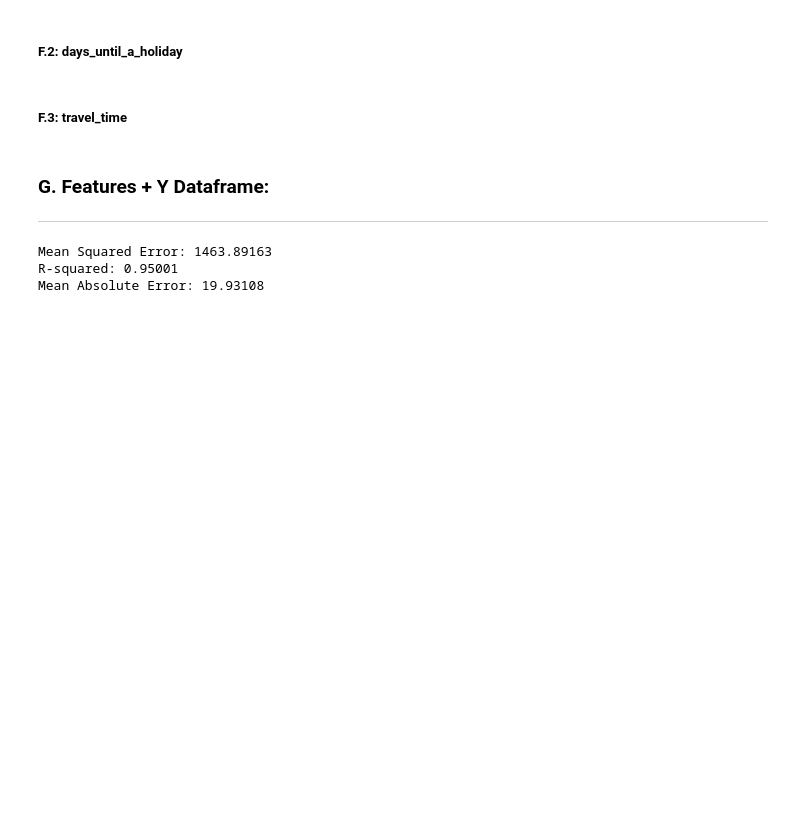
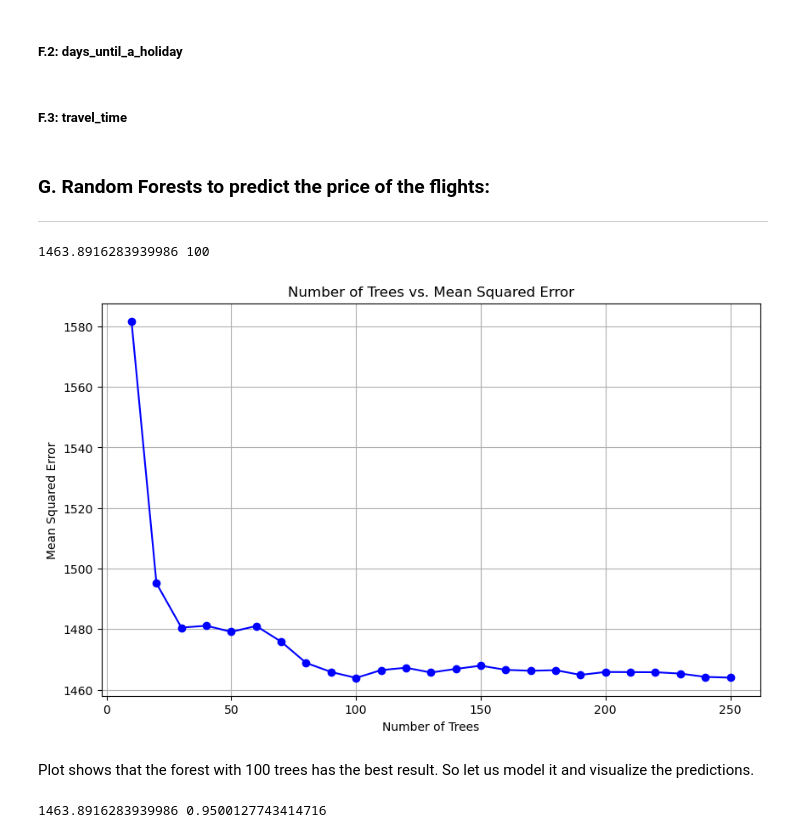
Before and after one commit to joss-thu/MLProj-GermanAirFares, a Jupyter notebook: German_Air_fares/ML_Project_AirFares.ipynb, the cells around one changed output. Saved outputs shown, nothing was run; the diff lists cells and outputs as text; code cells hidden in the pictures; blank space fills up the shorter version.

```diff
--- a/German_Air_fares/ML_Project_AirFares.ipynb
+++ b/German_Air_fares/ML_Project_AirFares.ipynb
@@ -280,7 +302,7 @@ df['travel_time'] = (pd.to_datetime(df['arrival_time'], format='%H:%M') - pd.to_
 
 # Normalize the travel time
 df['travel_time'] =  df['travel_time'].apply(lambda x: round(x, 2))
-# %% [markdown]
-### G. Features + Y Dataframe:
--- -----------
+# %% [markdown]
+### G. Random Forests to predict the price of the flights:
+-------------------------------------------
 # %%
@@ -289,30 +318,52 @@ df = df[['departure_city', 'arrival_city',	'departure_date_distance',	'departure
+# %%
+num_trees_list = []
+mse_list = []
+step = 10
+for i in range(10, 251, step):
+    regressor = RandomForestRegressor(
+        n_estimators=i, random_state=42, n_jobs=-3)
+
+    # Train the regressor on the training data
+    regressor.fit(X_train, y_train)
+
+    # Make predictions on the testing set
+    predictions = regressor.predict(X_test)
+
+    mse = mean_squared_error(y_test, predictions)
+
+    num_trees_list.append(i)
+    mse_list.append(mse)
+
+    if step > 50: step = 25
+    if step > 200: step = 50
+
+print(min(mse_list), num_trees_list[mse_list.index(min(mse_list))])
+plt.figure(figsize=(10, 6))
+plt.plot(num_trees_list, mse_list, marker='o', linestyle='-', color='b')
+plt.title('Number of Trees vs. Mean Squared Error')
+plt.xlabel('Number of Trees')
+plt.ylabel('Mean Squared Error')
+plt.grid(True)
+plt.show()
+# %% [output]
+1463.8916283939986 100
+[figure, added]
+# %% [markdown]
+Plot shows that the forest with 100 trees has the best result.
+So let us model it and visualize the predictions.
 # %%
-X = df.drop(columns=['price'], axis=1)
-y = df['price']
+    regressor = RandomForestRegressor(
+        n_estimators=100, random_state=42, n_jobs=-3, oob_score=True)
 
-X_train, X_test, y_train, y_test = train_test_split(
-    X, y, test_size=0.2, random_state=42)
+    # Train the regressor on the training data
+    regressor.fit(X_train, y_train)
 
-# Create a Random Forest Regressor
-regressor = RandomForestRegressor(
-    n_estimators=100, random_state=42)
+    # Make predictions on the testing set
+    predictions = regressor.predict(X_test)
 
-# Train the regressor on the training data
-regressor.fit(X_train, y_train)
+    mse = mean_squared_error(y_test, predictions)
+    r2 = r2_score(y_test, predictions)
 
-# Make predictions on the testing set
-predictions = regressor.predict(X_test)
-
-# Evaluate the performance of the regressor (e.g., using mean squared error)
-mse = mean_squared_error(y_test, predictions)
-print(f"Mean Squared Error: {mse:.5f}")
-
-r2 = r2_score(y_test, predictions)
-print(f"R-squared: {r2:.5f}")
-
-mae = mean_absolute_error(y_test, predictions)
-print(f"Mean Absolute Error: {mae:.5f}")
+    print(mse, r2)
 # %% [output]
-Mean Squared Error: 1463.89163
-R-squared: 0.95001
-Mean Absolute Error: 19.93108
+1463.8916283939986 0.9500127743414716
```
Also changed, not shown: parts of 17 cells of this notebook.
